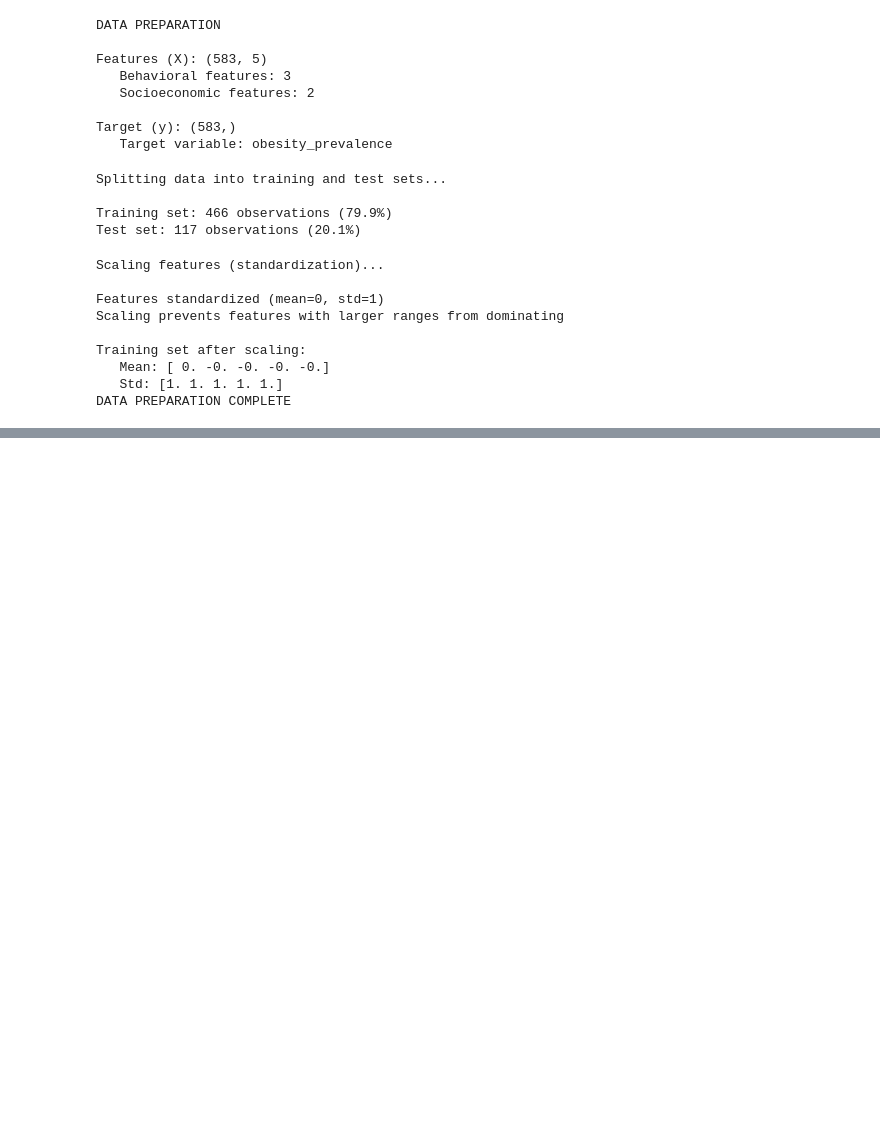
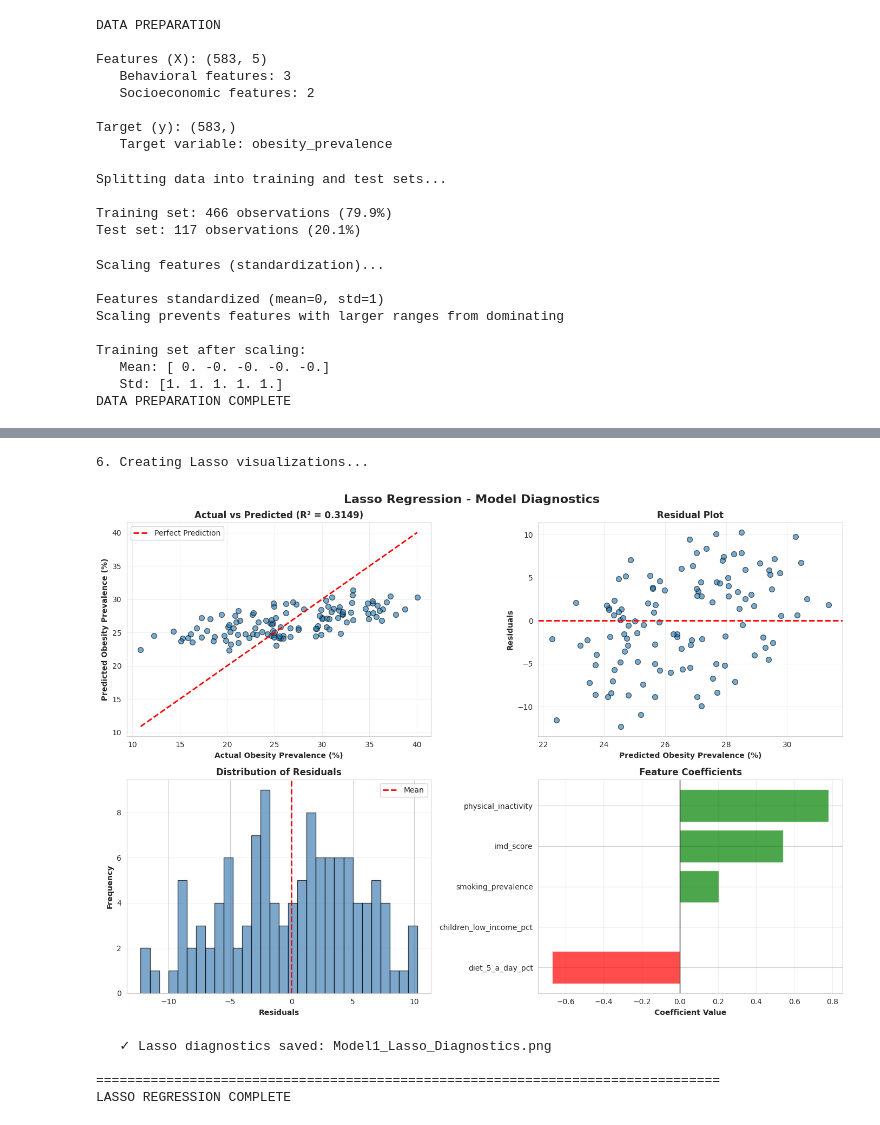
Before and after one commit to gabriel2lucky1990/adult-obesity-risk-modelling-england, a Jupyter notebook: Predicting_Obesity_From_Health_Behaviors_in_England.ipynb, the cells around one changed output, grey strips where cells are left out. Saved outputs shown, nothing was run; the diff lists cells and outputs as text; code cells hidden in the pictures; blank space fills up the shorter version.

Commit message:
my updated Lasso regression

```diff
--- a/Predicting_Obesity_From_Health_Behaviors_in_England.ipynb
+++ b/Predicting_Obesity_From_Health_Behaviors_in_England.ipynb
@@ -389,0 +486,60 @@ DATA PREPARATION COMPLETE
+# %%
+# LASSO VISUALIZATIONS
+
+print("\n6. Creating Lasso visualizations...")
+
+# Create figure with 4 subplots
+fig, axes = plt.subplots(2, 2, figsize=(14, 10))
+fig.suptitle('Lasso Regression - Model Diagnostics', fontsize=16, fontweight='bold')
+
+# Plot 1: Actual vs Predicted
+axes[0, 0].scatter(y_test, y_pred_lasso, alpha=0.6, edgecolors='k', s=50)
+axes[0, 0].plot([y_test.min(), y_test.max()], [y_test.min(), y_test.max()],
+                'r--', lw=2, label='Perfect Prediction')
+axes[0, 0].set_xlabel('Actual Obesity Prevalence (%)', fontweight='bold')
+axes[0, 0].set_ylabel('Predicted Obesity Prevalence (%)', fontweight='bold')
+axes[0, 0].set_title(f'Actual vs Predicted (R² = {r2_lasso:.4f})', fontweight='bold')
+axes[0, 0].legend()
+axes[0, 0].grid(alpha=0.3)
+
+# Plot 2: Residual Plot
+axes[0, 1].scatter(y_pred_lasso, residuals_lasso, alpha=0.6, edgecolors='k', s=50)
+axes[0, 1].axhline(y=0, color='r', linestyle='--', lw=2)
+axes[0, 1].set_xlabel('Predicted Obesity Prevalence (%)', fontweight='bold')
+axes[0, 1].set_ylabel('Residuals', fontweight='bold')
+axes[0, 1].set_title('Residual Plot', fontweight='bold')
+axes[0, 1].grid(alpha=0.3)
+
+# Plot 3: Residual Distribution
+axes[1, 0].hist(residuals_lasso, bins=30, color='steelblue', edgecolor='black', alpha=0.7)
+axes[1, 0].axvline(x=0, color='red', linestyle='--', linewidth=2, label='Mean')
+axes[1, 0].set_xlabel('Residuals', fontweight='bold')
+axes[1, 0].set_ylabel('Frequency', fontweight='bold')
+axes[1, 0].set_title('Distribution of Residuals', fontweight='bold')
+axes[1, 0].legend()
+axes[1, 0].grid(axis='y', alpha=0.3)
+
+# Plot 4: Feature Coefficients
+coef_sorted = coefficients_lasso.sort_values('Coefficient')
+colors_coef = ['green' if c > 0 else 'red' for c in coef_sorted['Coefficient']]
+axes[1, 1].barh(coef_sorted['Feature'], coef_sorted['Coefficient'], color=colors_coef, alpha=0.7)
+axes[1, 1].axvline(x=0, color='black', linestyle='-', linewidth=1)
+axes[1, 1].set_xlabel('Coefficient Value', fontweight='bold')
+axes[1, 1].set_title('Feature Coefficients', fontweight='bold')
+axes[1, 1].grid(axis='x', alpha=0.3)
+
+plt.tight_layout()
+plt.savefig('/content/drive/MyDrive/Model1_Lasso_Diagnostics.png', dpi=300, bbox_inches='tight')
+plt.show()
+
+print("   ✓ Lasso diagnostics saved: Model1_Lasso_Diagnostics.png")
+
+print("\n" + "="*80)
+print("LASSO REGRESSION COMPLETE")
+# %% [output]
+6. Creating Lasso visualizations...
+[figure, added]
+   ✓ Lasso diagnostics saved: Model1_Lasso_Diagnostics.png
+
+================================================================================
+LASSO REGRESSION COMPLETE
```
Also changed, not shown: parts of 5 cells of this notebook.
